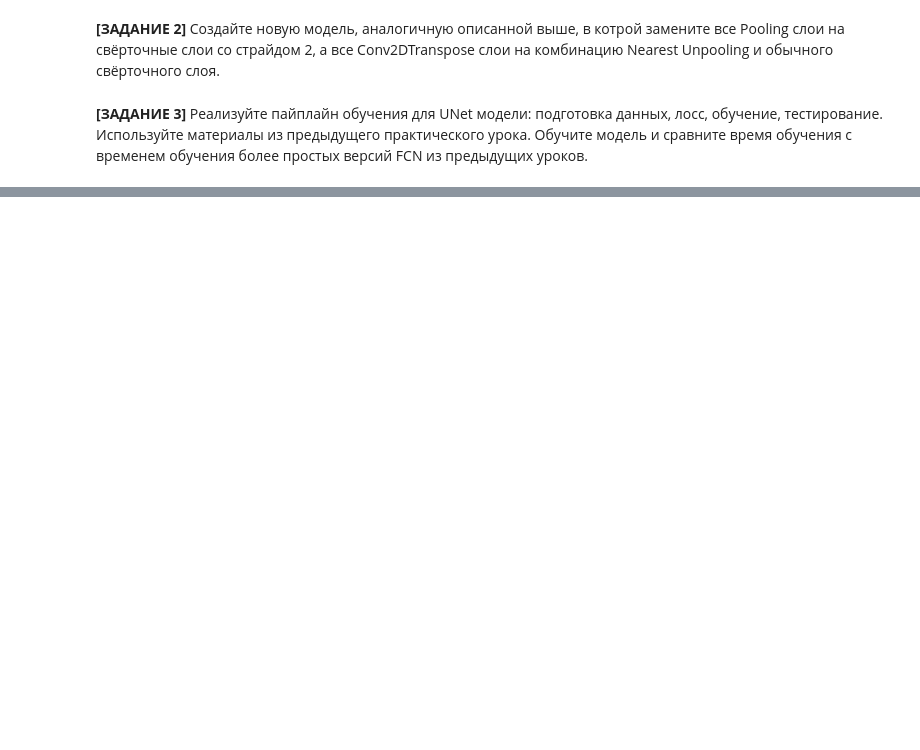
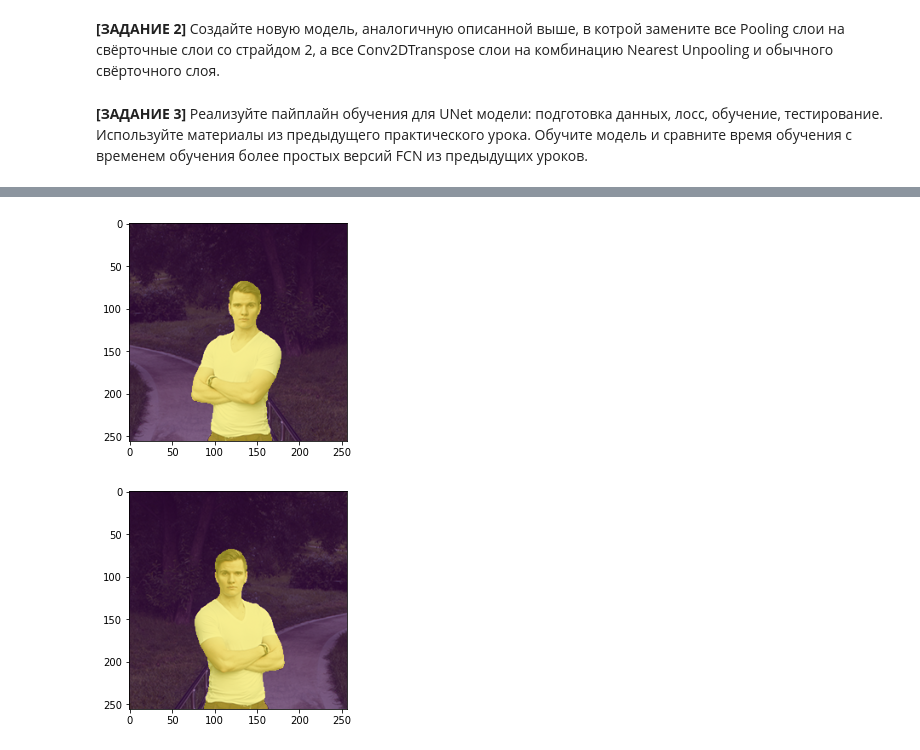
Before and after one commit to vsolodkyi/NeuralNetworks_SkillBox, a Jupyter notebook: module_7/Реализация_U_Net.ipynb, the cells around one changed output, grey strips where cells are left out. Cells and saved outputs as stored; diff of their text form; code cells hidden in the pictures; blank space fills up the shorter version.

```diff
--- a/module_7/Реализация_U_Net.ipynb
+++ b/module_7/Реализация_U_Net.ipynb
@@ -93,0 +206,10 @@ tf.keras.utils.plot_model(model, show_shapes=True)
+# %%
+for sample in train_x:
+    out = new_model.predict(sample[None, ...])
+    seg_map = (out[0, ..., 0]>0.5).astype(np.float32)
+    seg_map_clr = plt.get_cmap('viridis')(seg_map)[..., :3]
+    plt.imshow(sample*0.5 + seg_map_clr*0.5)
+    plt.show()
+# %% [output]
+[figure, added]
+[figure, added]
```
Also changed, not shown: parts of 10 cells of this notebook.
